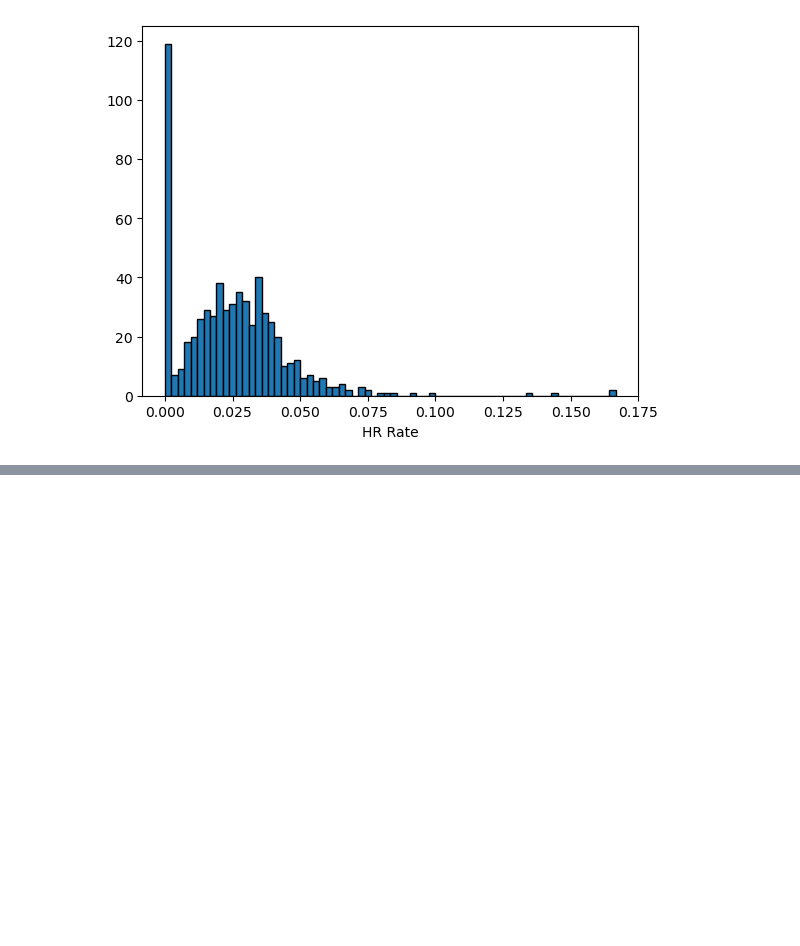
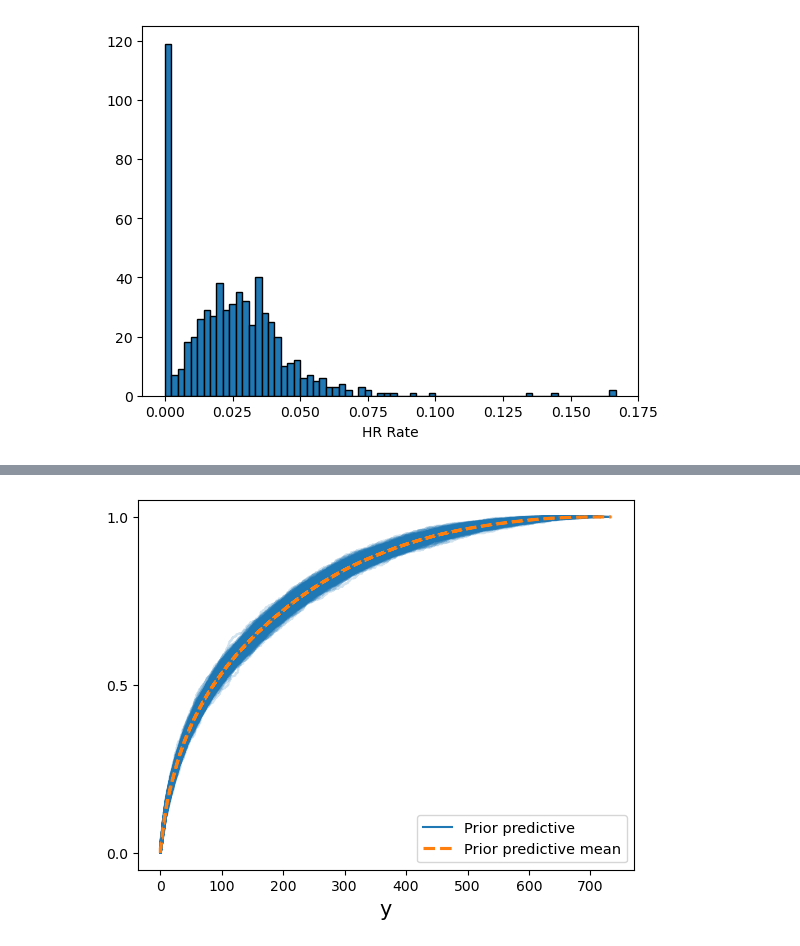
Before and after one commit to jvminkim/hitting-25, a Jupyter notebook: scripts/baseline_models.ipynb, the cells around one changed output, grey strips where cells are left out. Drawn from its saved outputs; the diff is of its cells as text; code cells hidden in the pictures; blank space fills up the shorter version.

```diff
--- a/scripts/baseline_models.ipynb
+++ b/scripts/baseline_models.ipynb
@@ -86,0 +102,4 @@ C:\Users\jamin\AppData\Local\PyTensor\compiledir_Windows-10-10.0.19045-SP0-Intel
+# %%
+az.plot_ppc(uninformed_prior_trace, group = 'prior', kind = 'cumulative');
+# %% [output]
+[figure, added]
```
Also changed, not shown: parts of 25 cells of this notebook.
